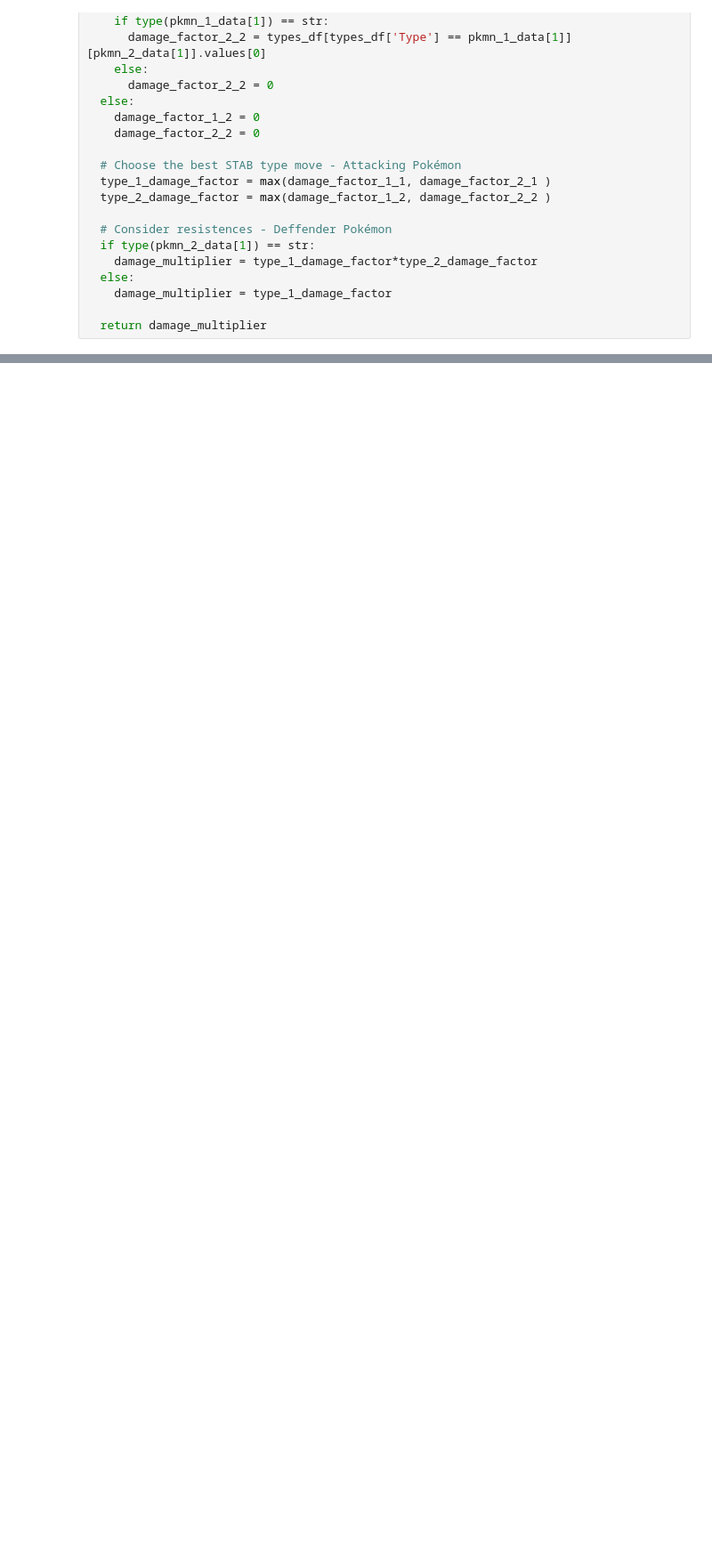
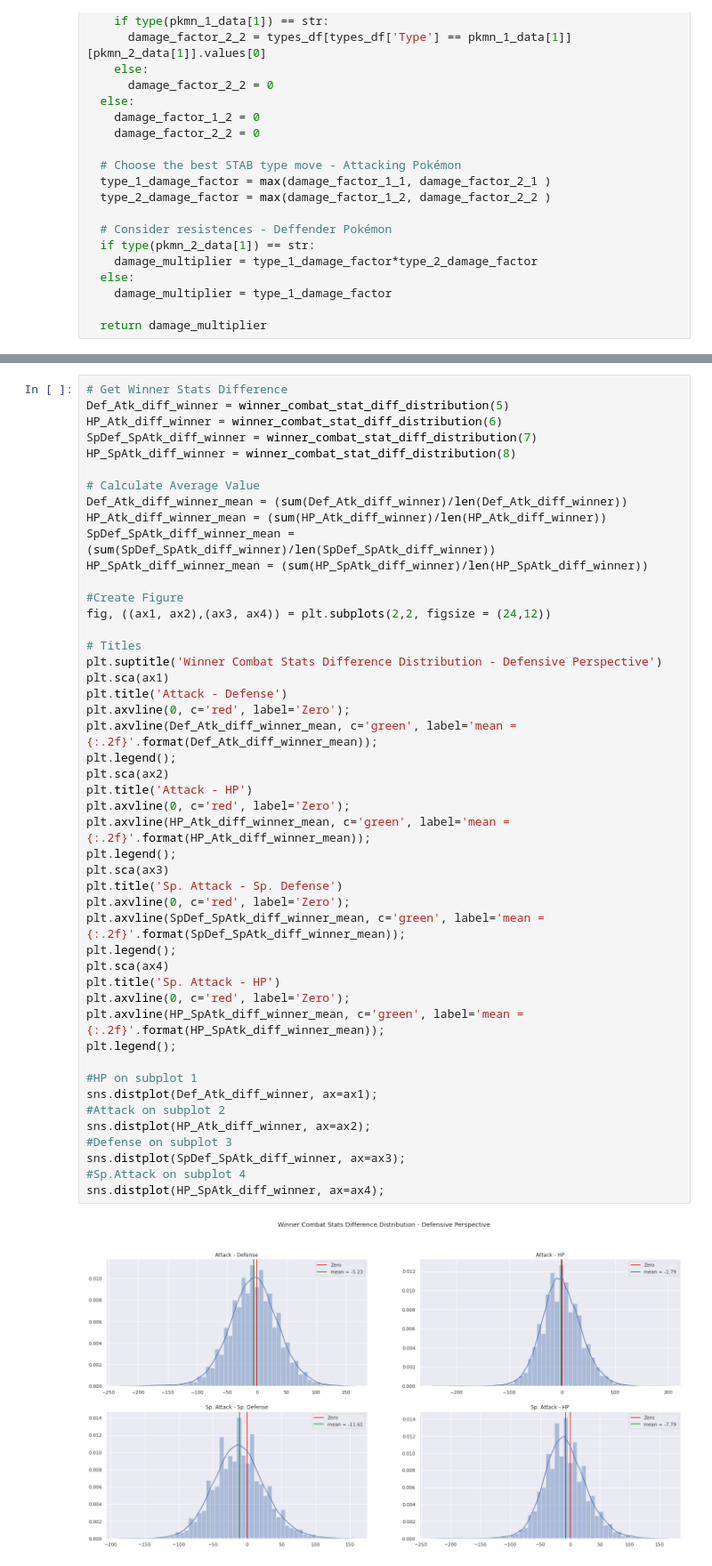
Before and after one commit to rpdieego/IndigoTortoise-pkmn-notebooks, a Jupyter notebook: IndigoTortoise_pkmn.ipynb, the cells around one changed output, grey strips where cells are left out. Shown at 89% size. Cells and saved outputs as stored; diff of their text form; blank space fills up the shorter version.

```diff
--- a/IndigoTortoise_pkmn.ipynb
+++ b/IndigoTortoise_pkmn.ipynb
@@ -1068,0 +1439,49 @@ Name: Normal, dtype: int64
+# %%
+# Get Winner Stats Difference
+Def_Atk_diff_winner = winner_combat_stat_diff_distribution(5)
+HP_Atk_diff_winner = winner_combat_stat_diff_distribution(6)
+SpDef_SpAtk_diff_winner = winner_combat_stat_diff_distribution(7)
+HP_SpAtk_diff_winner = winner_combat_stat_diff_distribution(8)
+
+# Calculate Average Value
+Def_Atk_diff_winner_mean = (sum(Def_Atk_diff_winner)/len(Def_Atk_diff_winner))
+HP_Atk_diff_winner_mean = (sum(HP_Atk_diff_winner)/len(HP_Atk_diff_winner))
+SpDef_SpAtk_diff_winner_mean = (sum(SpDef_SpAtk_diff_winner)/len(SpDef_SpAtk_diff_winner))
+HP_SpAtk_diff_winner_mean = (sum(HP_SpAtk_diff_winner)/len(HP_SpAtk_diff_winner))
+
+#Create Figure
+fig, ((ax1, ax2),(ax3, ax4)) = plt.subplots(2,2, figsize = (24,12))
+
+# Titles
+plt.suptitle('Winner Combat Stats Difference Distribution - Defensive Perspective')
+plt.sca(ax1)
+plt.title('Attack - Defense')
+plt.axvline(0, c='red', label='Zero');
+plt.axvline(Def_Atk_diff_winner_mean, c='green', label='mean = {:.2f}'.format(Def_Atk_diff_winner_mean));
+plt.legend();
+plt.sca(ax2)
+plt.title('Attack - HP')
+plt.axvline(0, c='red', label='Zero');
+plt.axvline(HP_Atk_diff_winner_mean, c='green', label='mean = {:.2f}'.format(HP_Atk_diff_winner_mean));
+plt.legend();
+plt.sca(ax3)
+plt.title('Sp. Attack - Sp. Defense')
+plt.axvline(0, c='red', label='Zero');
+plt.axvline(SpDef_SpAtk_diff_winner_mean, c='green', label='mean = {:.2f}'.format(SpDef_SpAtk_diff_winner_mean));
+plt.legend();
+plt.sca(ax4)
+plt.title('Sp. Attack - HP')
+plt.axvline(0, c='red', label='Zero');
+plt.axvline(HP_SpAtk_diff_winner_mean, c='green', label='mean = {:.2f}'.format(HP_SpAtk_diff_winner_mean));
+plt.legend();
+
+#HP on subplot 1
+sns.distplot(Def_Atk_diff_winner, ax=ax1);
+#Attack on subplot 2
+sns.distplot(HP_Atk_diff_winner, ax=ax2);
+#Defense on subplot 3
+sns.distplot(SpDef_SpAtk_diff_winner, ax=ax3);
+#Sp.Attack on subplot 4
+sns.distplot(HP_SpAtk_diff_winner, ax=ax4);
+# %% [output]
+[figure, added]
```
Also changed, not shown: parts of 28 cells of this notebook.
